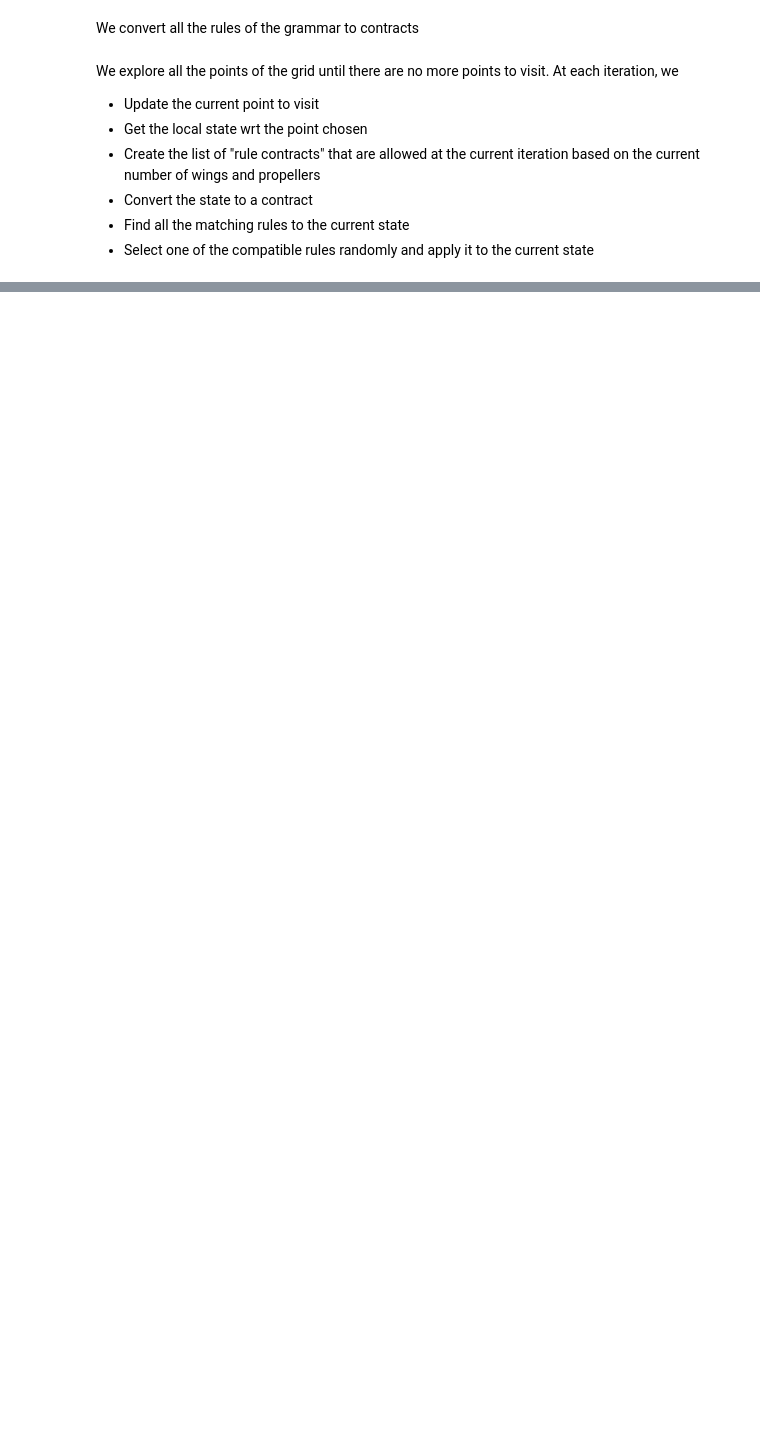
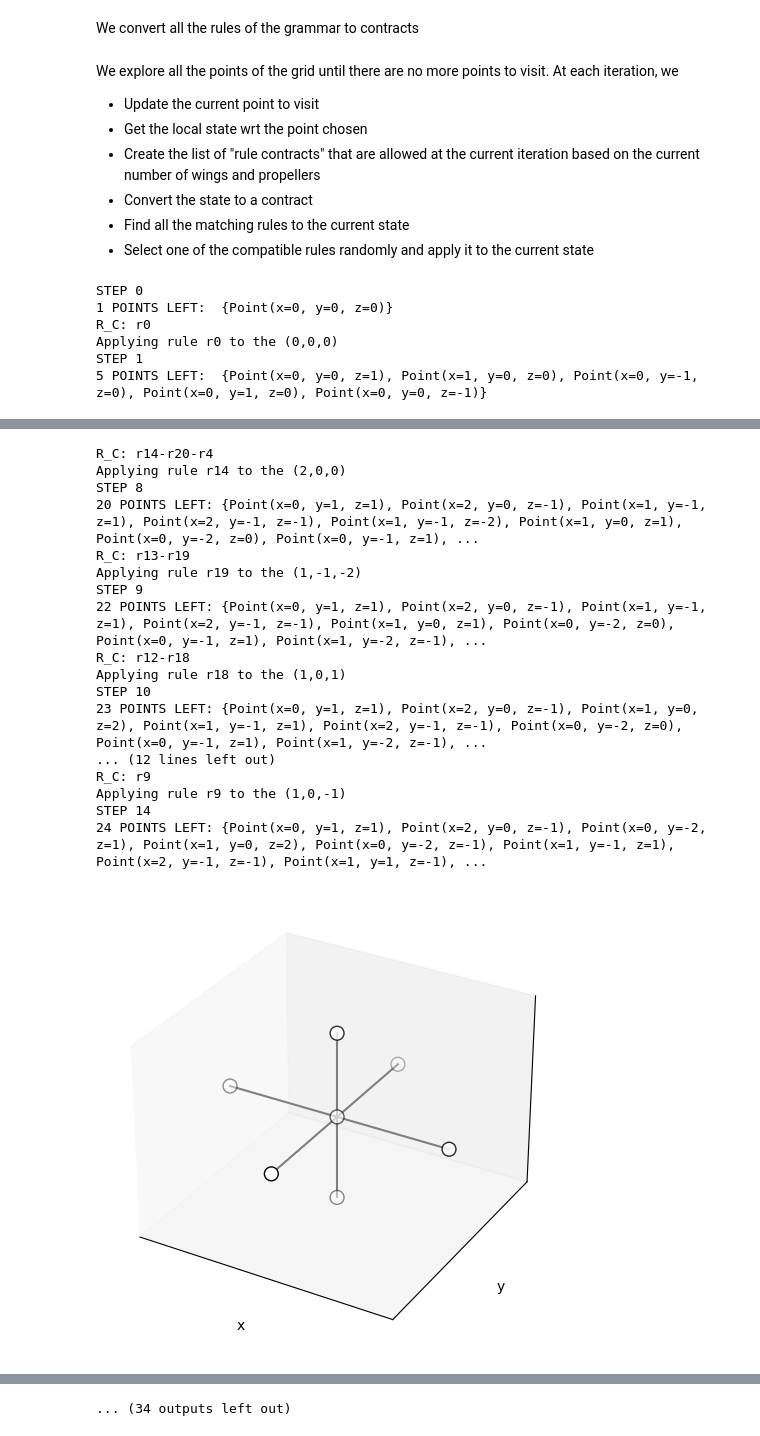
Before and after one commit to pacti-org/pacti, a Jupyter notebook: case_studies/uav_topologies/topologies.ipynb, the cells around one changed output, grey strips where cells are left out. Saved outputs shown, nothing was run; the diff lists cells and outputs as text; code cells hidden in the pictures; blank space fills up the shorter version.

```diff
--- a/case_studies/uav_topologies/topologies.ipynb
+++ b/case_studies/uav_topologies/topologies.ipynb
@@ -371,13 +371,20 @@ while len(grid.points_to_visit) > 0:
     print(f"R_C: {r_id_from_contracts_str}")
 
     """Select one of the compatible rules randomly and apply it to the current state"""
-    if len(list(rules_compatible_contracts) > 0):
+    if len(list(rules_compatible_contracts)) > 0:
         chosen_rule = random.choice(list(rules_compatible_contracts))
         grid.apply_rule(grammar.rules[chosen_rule.name])
     else:
         """If empty apply EMPTY rule"""
-        grid.apply_rule("r19")
+        grid.apply_rule(grammar.rules["r19"])
 
     """Show the newly updated grid"""
     grid.plot_with_edges.show()
     step += 1
+# %% [output]
+STEP 0
+1 POINTS LEFT:  {Point(x=0, y=0, z=0)}
+R_C: r0
+Applying rule r0 to the (0,0,0)
+STEP 1
+5 POINTS LEFT:  {Point(x=0, y=0, z=1), Point(x=1, y=0, z=0), Point(x=0, y=-1, z=0), Point(x=0, y=1, z=0), Point(x=0, y=0, z=-1)}
@@ -383,0 +408,18 @@ while len(grid.points_to_visit) > 0:
+R_C: r14-r20-r4
+Applying rule r14 to the (2,0,0)
+STEP 8
+20 POINTS LEFT: {Point(x=0, y=1, z=1), Point(x=2, y=0, z=-1), Point(x=1, y=-1, z=1), Point(x=2, y=-1, z=-1), Point(x=1, y=-1, z=-2), Point(x=1, y=0, z=1), Point(x=0, y=-2, z=0), Point(x=0, y=-1, z=1), ...
+R_C: r13-r19
+Applying rule r19 to the (1,-1,-2)
+STEP 9
+22 POINTS LEFT: {Point(x=0, y=1, z=1), Point(x=2, y=0, z=-1), Point(x=1, y=-1, z=1), Point(x=2, y=-1, z=-1), Point(x=1, y=0, z=1), Point(x=0, y=-2, z=0), Point(x=0, y=-1, z=1), Point(x=1, y=-2, z=-1), ...
+R_C: r12-r18
+Applying rule r18 to the (1,0,1)
+STEP 10
+23 POINTS LEFT: {Point(x=0, y=1, z=1), Point(x=2, y=0, z=-1), Point(x=1, y=0, z=2), Point(x=1, y=-1, z=1), Point(x=2, y=-1, z=-1), Point(x=0, y=-2, z=0), Point(x=0, y=-1, z=1), Point(x=1, y=-2, z=-1), ...
+... (12 lines left out)
+R_C: r9
+Applying rule r9 to the (1,0,-1)
+STEP 14
+24 POINTS LEFT: {Point(x=0, y=1, z=1), Point(x=2, y=0, z=-1), Point(x=0, y=-2, z=1), Point(x=1, y=0, z=2), Point(x=0, y=-2, z=-1), Point(x=1, y=-1, z=1), Point(x=2, y=-1, z=-1), Point(x=1, y=1, z=-1), ...
+[figure, added]
@@ -383,0 +434 @@ while len(grid.points_to_visit) > 0:
+... (34 outputs left out)
```
Also changed, not shown: parts of 3 cells of this notebook, 2 other files.
